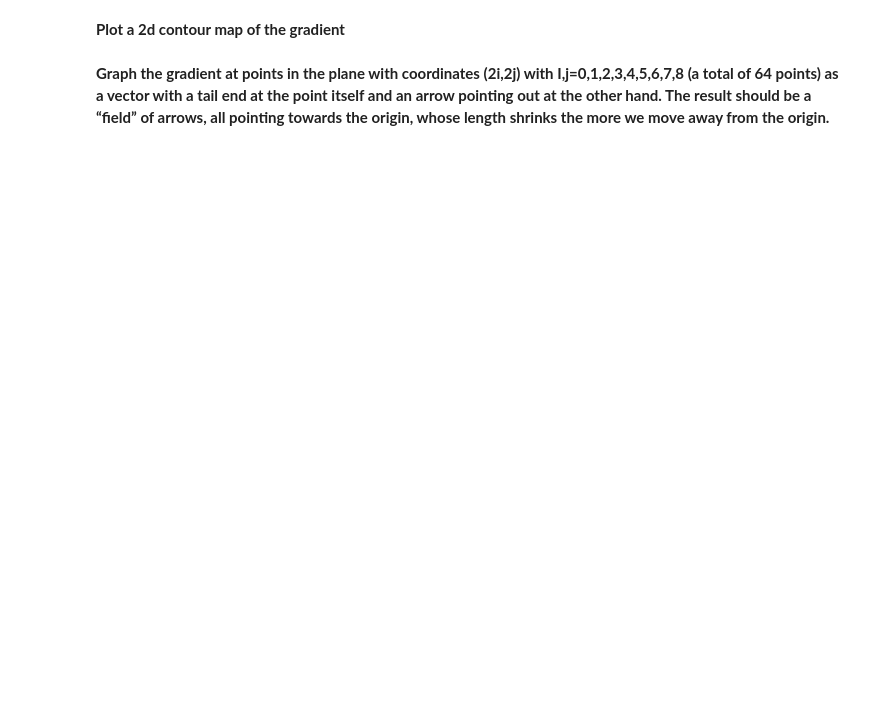
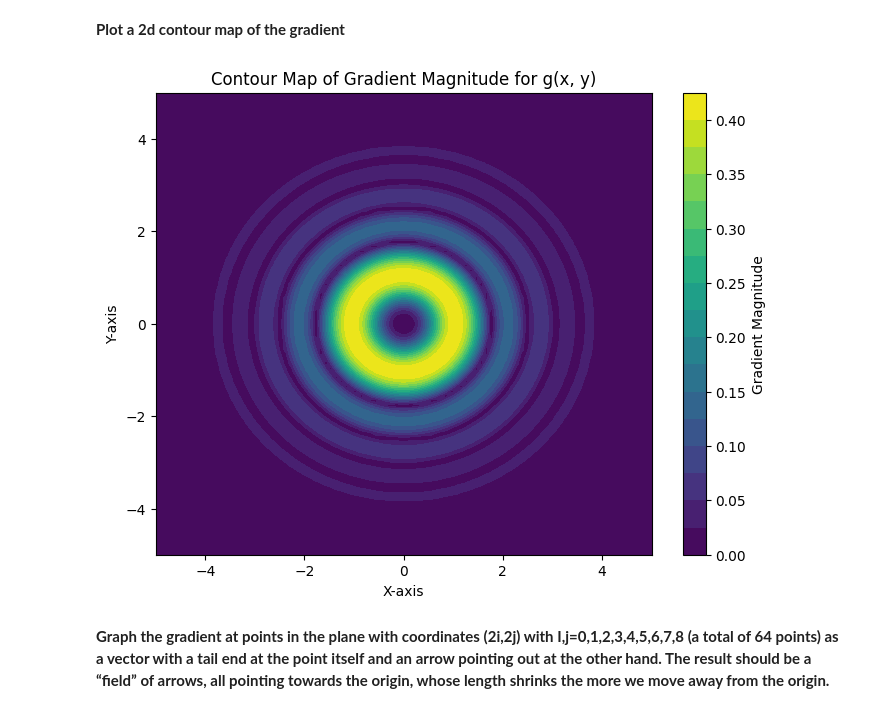
Before and after one commit to 2533Aryan/Deep-Learning, a Jupyter notebook: Lab 03/MTH354 Lab Assignment 3.ipynb, the cells around one changed output. Cells and saved outputs as stored; diff of their text form; code cells hidden in the pictures; blank space fills up the shorter version.

```diff
--- a/Lab 03/MTH354 Lab Assignment 3.ipynb
+++ b/Lab 03/MTH354 Lab Assignment 3.ipynb
@@ -158,4 +377,22 @@ plt.show()
 # %% [markdown]
 **Plot a 2d contour map of the gradient**
+# %%
+# Compute gradient numerically for g(x, y)
+grad_x = -2 * X * np.sin(X**2 + Y**2) / (1 + X**2 + Y**2)**2
+grad_y = -2 * Y * np.sin(X**2 + Y**2) / (1 + X**2 + Y**2)**2
+
+# Compute the magnitude of the gradient
+gradient_magnitude = np.sqrt(grad_x**2 + grad_y**2)
+
+# Plot the contour map
+plt.figure(figsize=(8, 6))
+contour = plt.contourf(X, Y, gradient_magnitude, levels=20, cmap='viridis')
+plt.colorbar(label='Gradient Magnitude')
+plt.xlabel('X-axis')
+plt.ylabel('Y-axis')
+plt.title('Contour Map of Gradient Magnitude for g(x, y)')
+plt.show()
+# %% [output]
+[figure, added]
 # %% [markdown]
 **Graph the gradient at points in the plane with coordinates  (2i,2j) with I,j=0,1,2,3,4,5,6,7,8 (a total of 64 points) as a vector with a tail end at the point itself and an arrow pointing out at the other hand. The result should be a “field” of arrows, all pointing towards the origin, whose length shrinks the more we move away from the origin.**
```
Also changed, not shown: parts of 9 cells of this notebook.
